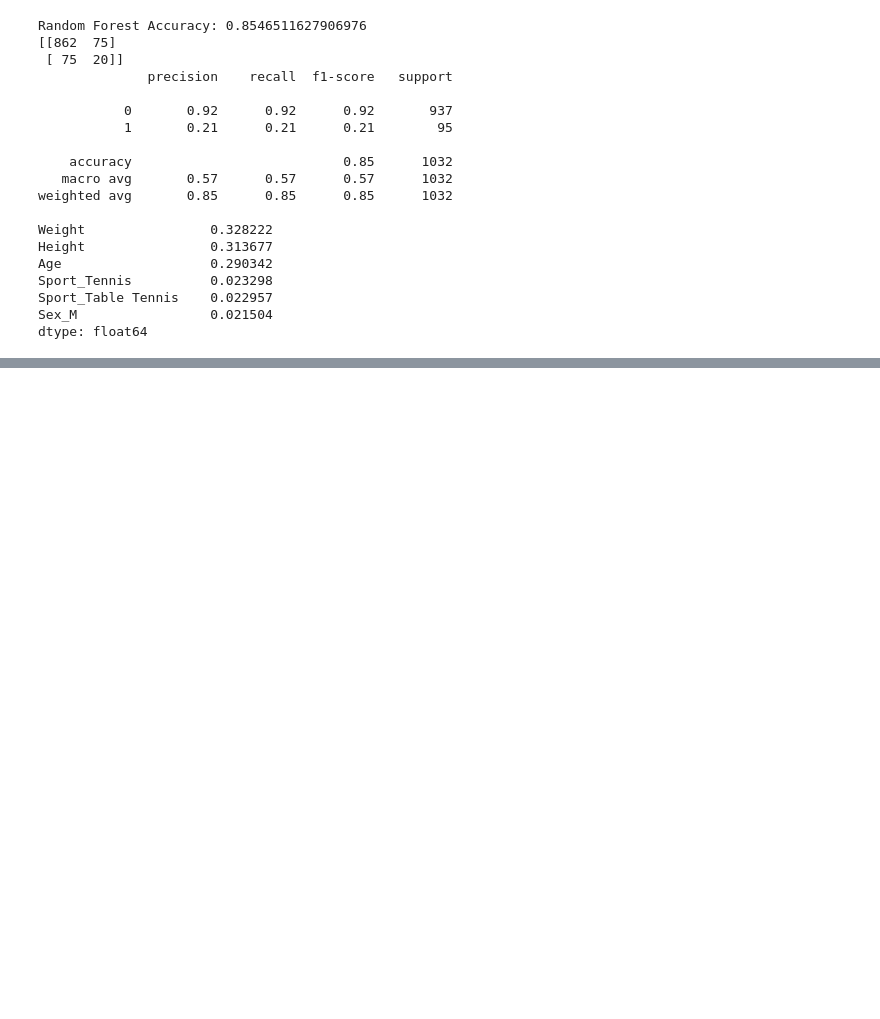
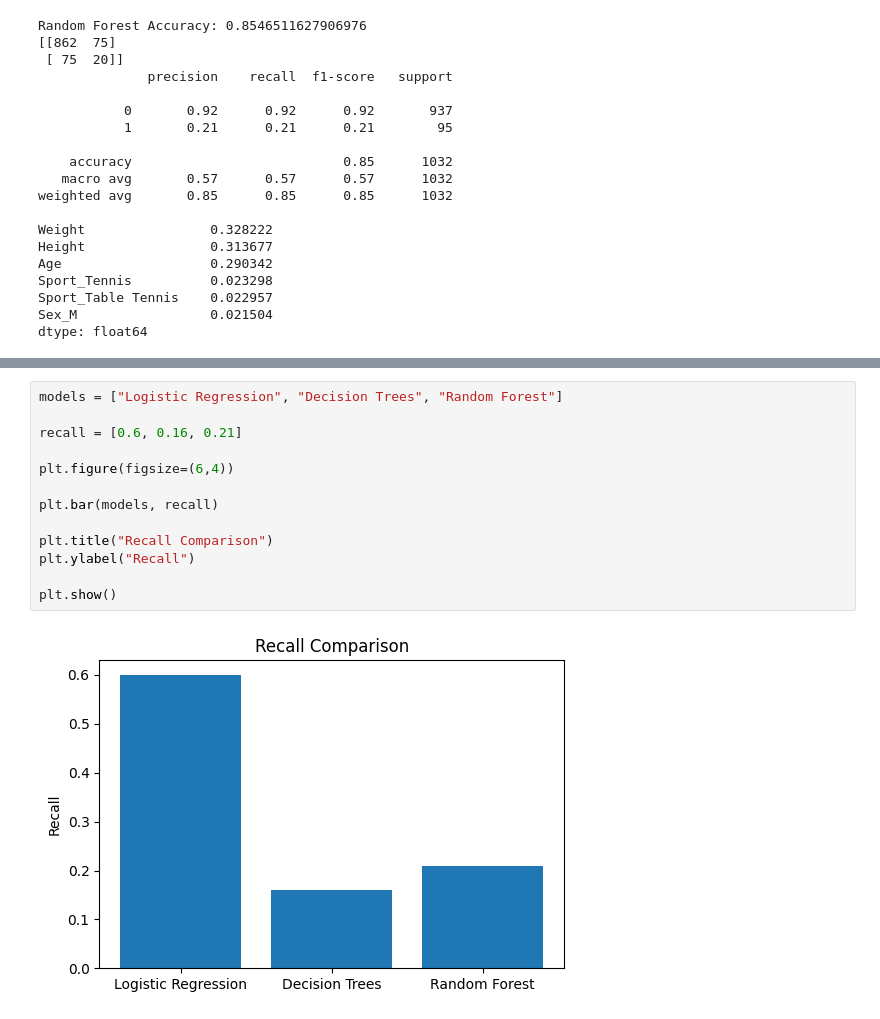
Before and after one commit to vp0716/Olympics, a Jupyter notebook: Olympics.ipynb, the cells around one changed output, grey strips where cells are left out. Cells and saved outputs as stored; diff of their text form; blank space fills up the shorter version.

```diff
--- a/Olympics.ipynb
+++ b/Olympics.ipynb
@@ -349,0 +363,15 @@ plt.show()
+# %%
+models = ["Logistic Regression", "Decision Trees", "Random Forest"]
+
+recall = [0.6, 0.16, 0.21]
+
+plt.figure(figsize=(6,4))
+
+plt.bar(models, recall)
+
+plt.title("Recall Comparison")
+plt.ylabel("Recall")
+
+plt.show()
+# %% [output]
+[figure, added]
```
Also changed, not shown: parts of 3 cells of this notebook.
